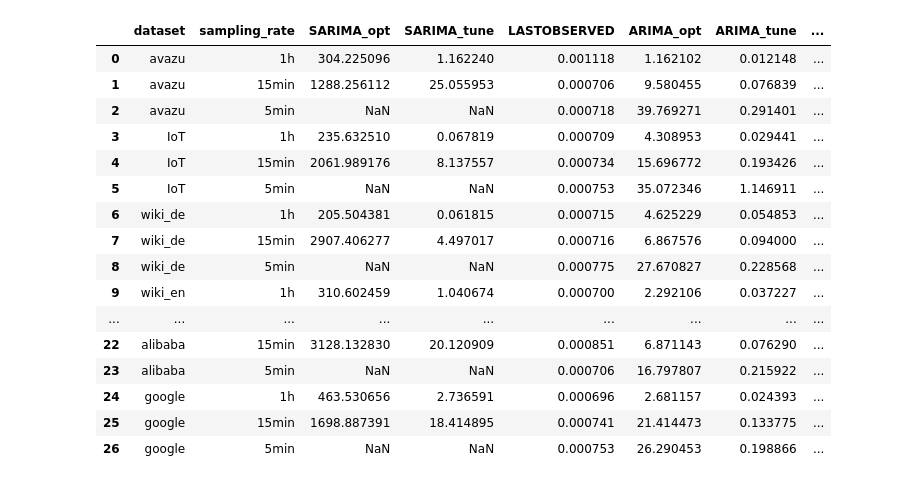
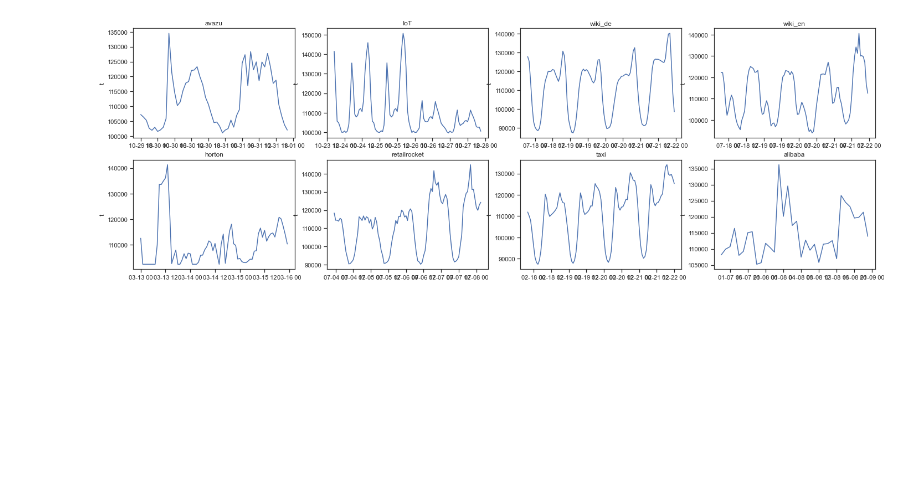
Before and after one commit to kainkordian/ELPTforDSP, a Jupyter notebook: Results.ipynb, the cells around one changed output. Drawn from its saved outputs; the diff is of its cells as text; code cells hidden in the pictures; blank space fills up the shorter version.

```diff
--- a/Results.ipynb
+++ b/Results.ipynb
@@ -11,7 +11,7 @@ pd.options.display.max_rows = 9999
 pd.options.display.max_columns = 100
 
 def smape(A, F):
-    return 100/len(A) * np.sum(2 * np.abs(F - A) / (np.abs(A) + np.abs(F)))
+    return 100/len(A) * np.sum(np.abs(F - A) / (np.abs(A) + np.abs(F)))
 
 def show_ts(ts, forecast=None, title="Title", sampling="Samplingrate"):
     ax = ts.plot(label = "Observed", figsize=(10,3))
@@ -46,7 +46,7 @@ for dataset_name, x in datasets.items():
     print(dataset_name)
     for sampling_rate, df in x.items():
         print("\t"+sampling_rate)
-        models = results.columns[1:]
+        models = df.columns[1:]
         for model in models:
-            print(f"\t\t{model}: {smape(results.t,results[model]):.2f}")
-            model_smape[m] = smape(results.t,results[model])
+            print(f"\t\t{model}: {smape(df.t,df[model]):.2f}")
+            model_smape[m] = smape(df.t,df[model])
@@ -59,21 +71,31 @@ show_ts(results.t, results.SARIMA)
-# %%
-durations = pd.read_csv("results/durations.csv")
-display(durations)
-# %% [output]
-|  | dataset | sampling_rate | SARIMA_opt | SARIMA_tune | LASTOBSERVED | ARIMA_opt | ARIMA_tune | ... |
-| 0 | avazu | 1h | 304.225096 | 1.162240 | 0.001118 | 1.162102 | 0.012148 | ... |
-| 1 | avazu | 15min | 1288.256112 | 25.055953 | 0.000706 | 9.580455 | 0.076839 | ... |
-| 2 | avazu | 5min | NaN | NaN | 0.000718 | 39.769271 | 0.291401 | ... |
-| 3 | IoT | 1h | 235.632510 | 0.067819 | 0.000709 | 4.308953 | 0.029441 | ... |
-| 4 | IoT | 15min | 2061.989176 | 8.137557 | 0.000734 | 15.696772 | 0.193426 | ... |
-| 5 | IoT | 5min | NaN | NaN | 0.000753 | 35.072346 | 1.146911 | ... |
-| 6 | wiki_de | 1h | 205.504381 | 0.061815 | 0.000715 | 4.625229 | 0.054853 | ... |
-| 7 | wiki_de | 15min | 2907.406277 | 4.497017 | 0.000716 | 6.867576 | 0.094000 | ... |
-| 8 | wiki_de | 5min | NaN | NaN | 0.000775 | 27.670827 | 0.228568 | ... |
-| 9 | wiki_en | 1h | 310.602459 | 1.040674 | 0.000700 | 2.292106 | 0.037227 | ... |
-| ... | ... | ... | ... | ... | ... | ... | ... | ... |
-| 22 | alibaba | 15min | 3128.132830 | 20.120909 | 0.000851 | 6.871143 | 0.076290 | ... |
-| 23 | alibaba | 5min | NaN | NaN | 0.000706 | 16.797807 | 0.215922 | ... |
-| 24 | google | 1h | 463.530656 | 2.736591 | 0.000696 | 2.681157 | 0.024393 | ... |
-| 25 | google | 15min | 1698.887391 | 18.414895 | 0.000741 | 21.414473 | 0.133775 | ... |
-| 26 | google | 5min | NaN | NaN | 0.000753 | 26.290453 | 0.198866 | ... |
+# %%
+f, axs = plt.subplots(ncols=4, nrows=2, figsize=(24,8))
+axs = [ax for axs_col in axs for ax in axs_col]
+#f.tight_layout(pad=0)
+sns.set_theme(style='ticks')
+
+for (dataset_name, x), ax in zip(datasets.items(), axs):
+    df = x["1h"]
+    sns.lineplot(data=df.t, ax=ax)
+
+    ax.title.set_text(dataset_name)
+    ax.set(xlabel="")
+
+    #ax.set_xlim(0, 1440 * 7)
+
+    #ax.axvline(1440*5, color="k")
+
+    #for idx, _ in x.groupby("time").mean().sort_values(df.name)[:steps].iterrows():
+    #    ax.axvspan(idx, idx+30, facecolor="0.5", alpha=0.5, lw=0)
+
+    #ticks = range(0, 7*24*60+1, 24*60)
+    #ax.set_xticks(ticks)
+    #ax.set_xticks(range(0, 7*24*60+1, 6*60), minor=True)
+    #ax.set_xticklabels(["Mon", "Tue", "Wed", "Thu", "Fri", "Sat", "Sun", "Mon"])
+
+#ax.set(xlabel="Days of the Week")
+#f.text(-0.075, 0.5, "Carbon intensity (gCO2/kWh)", ha="center", va="center", rotation="vertical")
+
+#plt.savefig("week.png", dpi=300, bbox_inches='tight')
+# %% [output]
+[figure, added]
```
Also changed, not shown: parts of 13 cells of this notebook, 1 other file.
